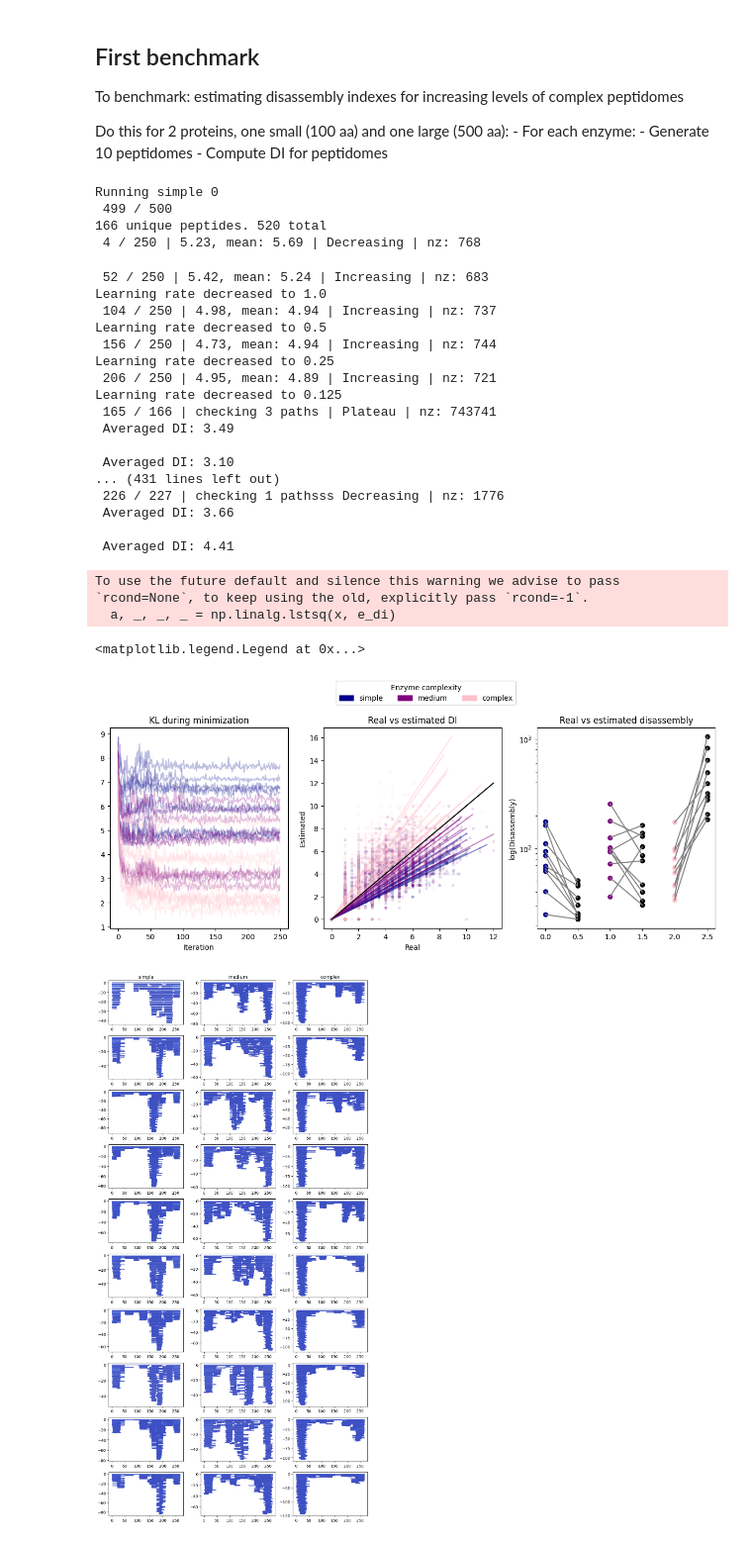
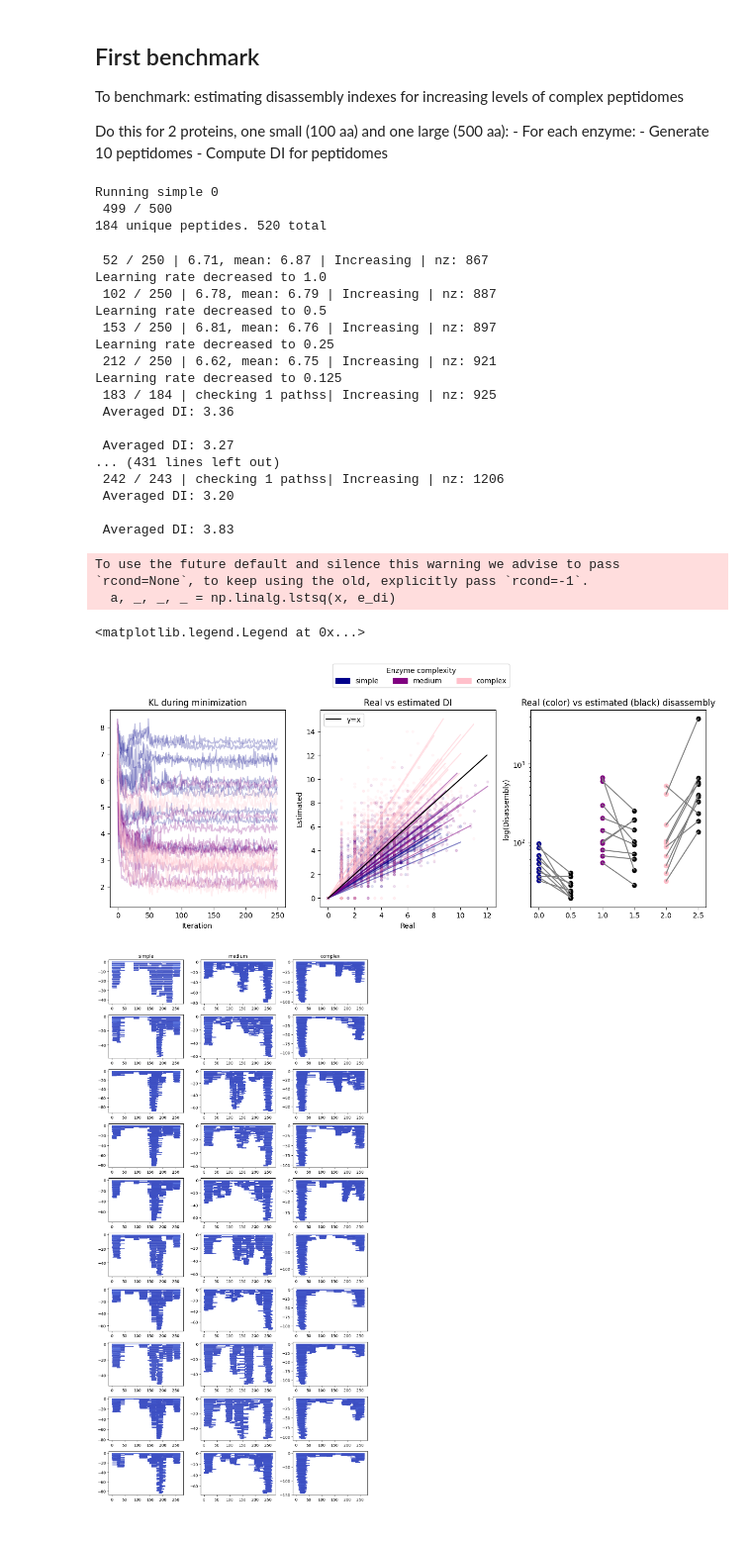
Before and after one commit to ErikHartman/disassembly, a Jupyter notebook: src/benchmarking.ipynb, the cells around one changed output. Shown at 99% size. Saved outputs shown, nothing was run; the diff lists cells and outputs as text; code cells hidden in the pictures.

```diff
--- a/src/benchmarking.ipynb
+++ b/src/benchmarking.ipynb
@@ -30,7 +30,7 @@ enzymes2 = enzyme_set(
 
 enzymes3 = enzyme_set(
     [
-        enzyme({"V": 0.4, "I": 0.3, "A": 0.2, "T": 0.1}, "V+I+A+T protease"),
+        enzyme({"V": 0.3, "I": 0.3, "A": 0.2, "T": 0.1, "K": 0.1}, "V+I+A+T+K protease"),
     ],
     [1],
     [1],
@@ -60,13 +60,12 @@ for test_name, enzymes in zip(test_names, [enzymes1, enzymes2, enzymes3]):
     generated_graphs[test_name] = {}
     for iteration in range(iterations):
         results[test_name][iteration] = {}
-
         print(f"Running {test_name} {iteration}")
         simulated_peptidome, simulated_graph = simulate_proteolysis(
             protein,
             enzymes,
             n_start=20,
-            n_generate=500,
+            n_generate=250,
             endo_or_exo_probability=[.4, .6],
         )
         simulated_peptidomes[test_name][iteration] = simulated_peptidome
@@ -74,8 +73,8 @@ for test_name, enzymes in zip(test_names, [enzymes1, enzymes2, enzymes3]):
         G, kls, generated, weights = estimate_weights(
             P=simulated_peptidome,
             meta_enzyme=enzymes.meta_enzyme,
-            exo_mult_factor=1,
-            lr=2,
+            exo_mult_factor=5,
+            lr=5,
             n_iterations=250,
             N_T=500,
             alpha=0.05,
@@ -93,29 +92,27 @@ for test_name, enzymes in zip(test_names, [enzymes1, enzymes2, enzymes3]):
 # %% [output]
 Running simple 0
  499 / 500
-166 unique peptides. 520 total
- 4 / 250 | 5.23, mean: 5.69 | Decreasing | nz: 768
+184 unique peptides. 520 total
- 52 / 250 | 5.42, mean: 5.24 | Increasing | nz: 683
+ 52 / 250 | 6.71, mean: 6.87 | Increasing | nz: 867
 Learning rate decreased to 1.0
- 104 / 250 | 4.98, mean: 4.94 | Increasing | nz: 737
+ 102 / 250 | 6.78, mean: 6.79 | Increasing | nz: 887
 Learning rate decreased to 0.5
- 156 / 250 | 4.73, mean: 4.94 | Increasing | nz: 744
+ 153 / 250 | 6.81, mean: 6.76 | Increasing | nz: 897
 Learning rate decreased to 0.25
- 206 / 250 | 4.95, mean: 4.89 | Increasing | nz: 721
+ 212 / 250 | 6.62, mean: 6.75 | Increasing | nz: 921
 Learning rate decreased to 0.125
- 165 / 166 | checking 3 paths | Plateau | nz: 743741
- Averaged DI: 3.49
+ 183 / 184 | checking 1 pathss| Increasing | nz: 925
+ Averaged DI: 3.36
 
- Averaged DI: 3.10
+ Averaged DI: 3.27
 ... (431 lines left out)
- 226 / 227 | checking 1 pathsss Decreasing | nz: 1776
- Averaged DI: 3.66
+ 242 / 243 | checking 1 pathss| Increasing | nz: 1206
+ Averaged DI: 3.20
 
- Averaged DI: 4.41
+ Averaged DI: 3.83
 # %%
 import matplotlib.pyplot as plt
 import numpy as np
-
 
 def get_nrmse(true, observed):
     true = np.array(true)
@@ -139,7 +136,9 @@ for i, test_name in enumerate(test_names):
         )
 
 # plotting corr DI
+nrmse = {}
 for i, test_name in enumerate(test_names):
+    nrmse[test_name] = {}
     for iteration in range(iterations):
         real_di = results[test_name][iteration]["rdi"]
         estimated_di = results[test_name][iteration]["edi"]
@@ -153,19 +152,19 @@ for i, test_name in enumerate(test_names):
         x = np.array(r_di)[:, np.newaxis]
         a, _, _, _ = np.linalg.lstsq(x, e_di)
 
-
         axs[1].plot(
             np.linspace(0, max(r_di)),
             np.linspace(0, max(e_di)) * a,
-            label="fitted line",
             color=colors[i],
             alpha=.5
         )
         axs[1].scatter(r_di, e_di, c=colors[i], alpha=0.1, s=10)
+        nrmse[test_name][iteration] = get_nrmse(r_di, e_di)
 
 axs[1].plot(
     np.linspace(0, 12, 100), np.linspace(0, 12, 100), "black", label="y=x"
 )
+axs[1].legend()
 
 for i, test_name in enumerate(test_names):
     for iteration in range(iterations):
@@ -174,35 +173,36 @@ for i, test_name in enumerate(test_names):
 
         axs[2].scatter(test_names.index(test_name), real_d, color=colors[i])
         axs[2].scatter(
             test_names.index(test_name) + 0.5,
             estimated_d,
             color="black",
         )
         axs[2].plot(
             [test_names.index(test_name), test_names.index(test_name) + 0.5],
             [real_d, estimated_d[0]],
             color="gray",
         )
+
 axs[2].set_yscale("log")
 
 axs[0].set_title("KL during minimization")
 axs[0].set_xlabel("Iteration")
 axs[1].set_title("Real vs estimated DI")
 axs[1].set_xlabel("Real")
 axs[1].set_ylabel("Estimated")
-axs[2].set_title("Real vs estimated disassembly")
+axs[2].set_title("Real (color) vs estimated (black) disassembly")
 axs[2].set_ylabel("log(Disassembly)")
 
 import matplotlib.patches as mpatches
 simple_patch = mpatches.Patch(color=colors[0], label=test_names[0])
 medium_patch = mpatches.Patch(color=colors[1], label=test_names[1])
 complex_patch = mpatches.Patch(color=colors[2], label=test_names[2])
 plt.legend(handles=[simple_patch, medium_patch, complex_patch], bbox_to_anchor =(-.1, 1.25), ncol = 3, title="Enzyme complexity")
 # %% [output]
 To use the future default and silence this warning we advise to pass `rcond=None`, to keep using the old, explicitly pass `rcond=-1`.
   a, _, _, _ = np.linalg.lstsq(x, e_di)
 <matplotlib.legend.Legend at 0x...>
-[figure, old version]
+[figure, new version]
 # %%
 from disassembly.util import plot_peptidome
 fig, axs = plt.subplots(iterations, len(test_names), figsize=(10,20))
```
Also changed, not shown: 1 other file.
